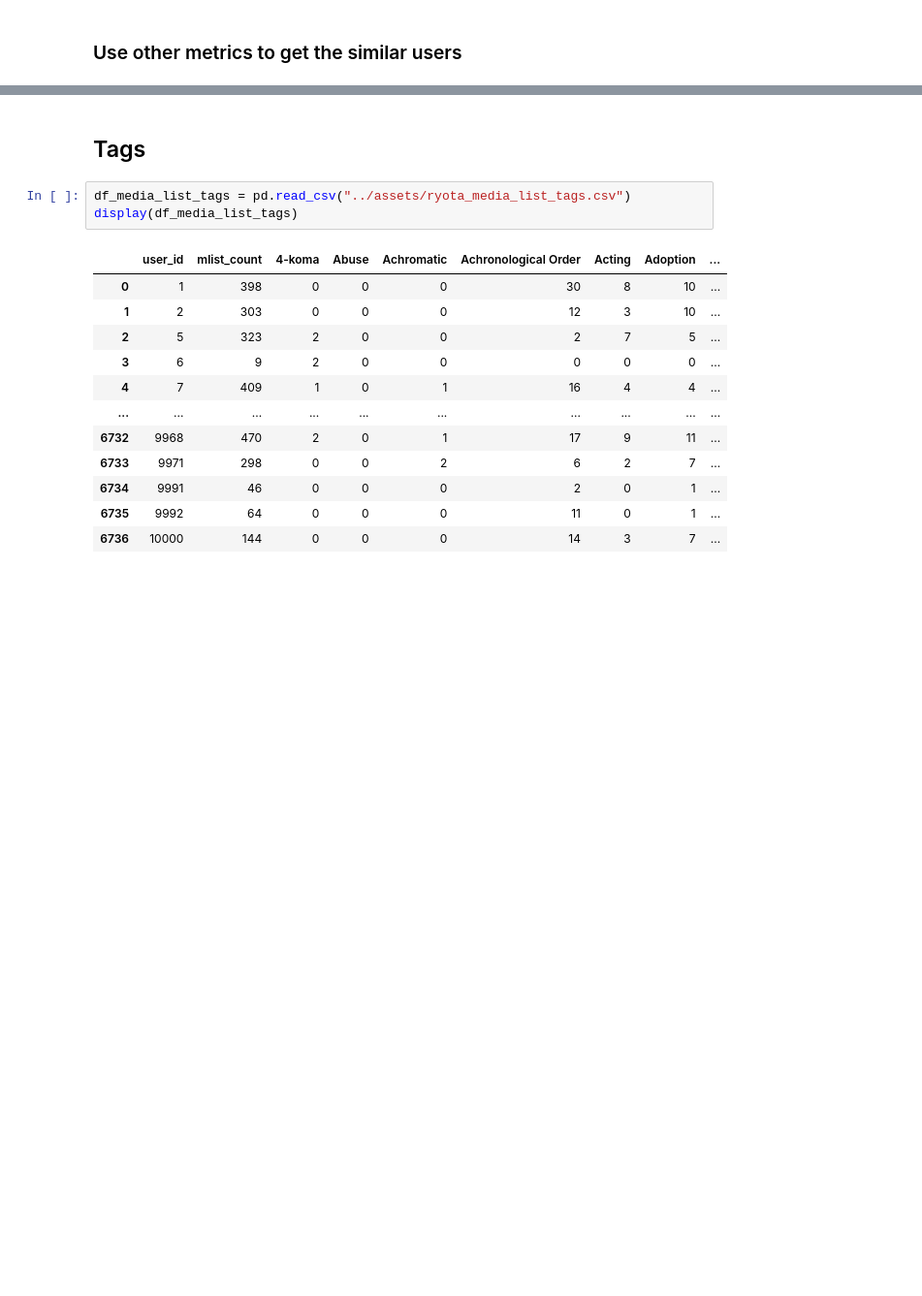
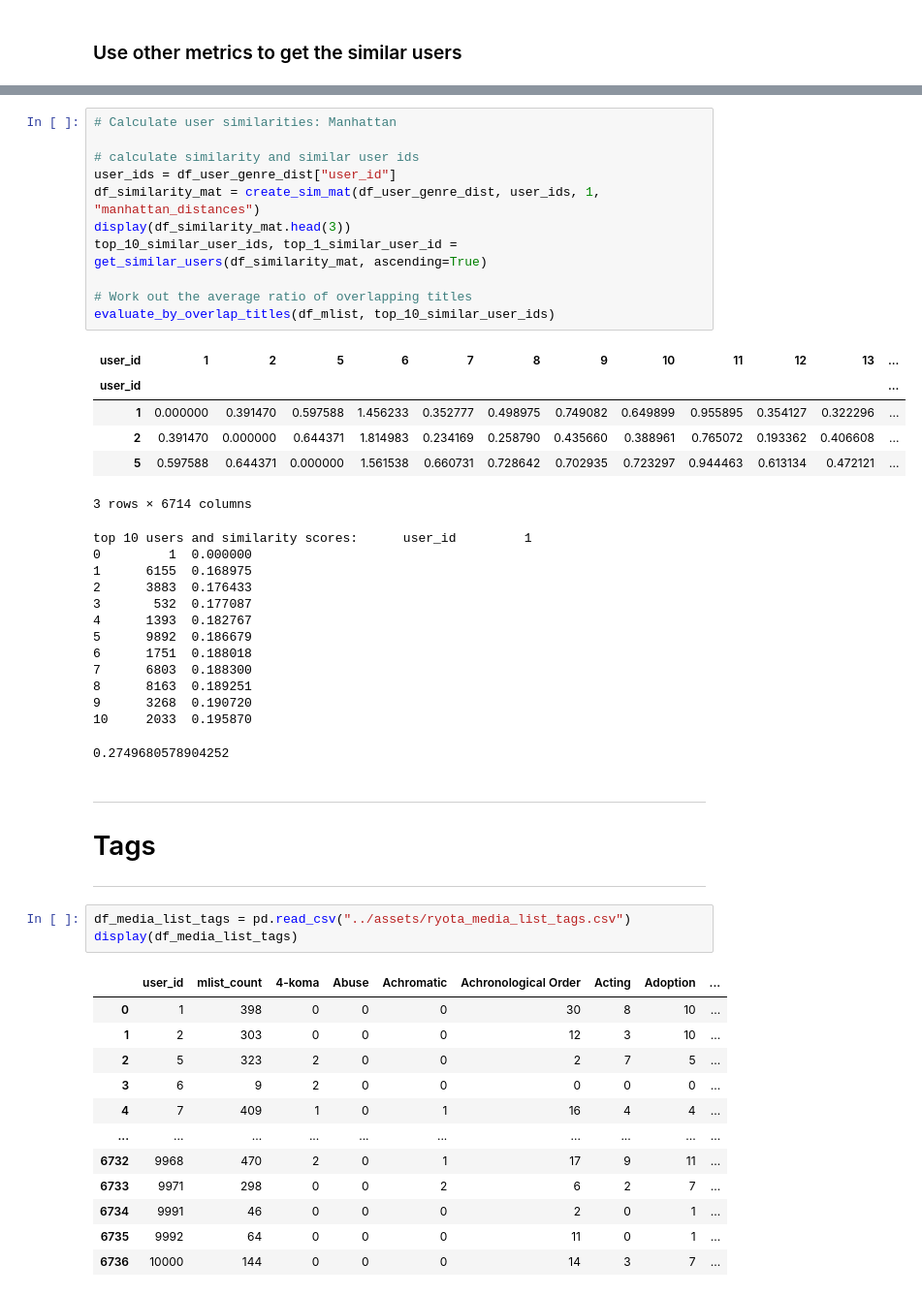
Before and after one commit to doyoung-umich/pj_otaku, a Jupyter notebook: Ryota/Structural analysis of user data.ipynb, the cells around one changed output, grey strips where cells are left out. Shown at 97% size. Drawn from its saved outputs; the diff is of its cells as text; blank space fills up the shorter version.

```diff
--- a/Ryota/Structural analysis of user data.ipynb
+++ b/Ryota/Structural analysis of user data.ipynb
@@ -524,5 +584,38 @@ c[0].unique()
+# %%
+# Calculate user similarities: Manhattan
+
+# calculate similarity and similar user ids
+user_ids = df_user_genre_dist["user_id"]
+df_similarity_mat = create_sim_mat(df_user_genre_dist, user_ids, 1, "manhattan_distances")
+display(df_similarity_mat.head(3))
+top_10_similar_user_ids, top_1_similar_user_id = get_similar_users(df_similarity_mat, ascending=True)
+
+# Work out the average ratio of overlapping titles
+evaluate_by_overlap_titles(df_mlist, top_10_similar_user_ids)
+# %% [output]
+| user_id | 1 | 2 | 5 | 6 | 7 | 8 | 9 | 10 | 11 | 12 | 13 | ... |
+| user_id |  |  |  |  |  |  |  |  |  |  |  | ... |
+| 1 | 0.000000 | 0.391470 | 0.597588 | 1.456233 | 0.352777 | 0.498975 | 0.749082 | 0.649899 | 0.955895 | 0.354127 | 0.322296 | ... |
+| 2 | 0.391470 | 0.000000 | 0.644371 | 1.814983 | 0.234169 | 0.258790 | 0.435660 | 0.388961 | 0.765072 | 0.193362 | 0.406608 | ... |
+| 5 | 0.597588 | 0.644371 | 0.000000 | 1.561538 | 0.660731 | 0.728642 | 0.702935 | 0.723297 | 0.944463 | 0.613134 | 0.472121 | ... |
+3 rows × 6714 columns
+top 10 users and similarity scores:      user_id         1
+0         1  0.000000
+1      6155  0.168975
+2      3883  0.176433
+3       532  0.177087
+4      1393  0.182767
+5      9892  0.186679
+6      1751  0.188018
+7      6803  0.188300
+8      8163  0.189251
+9      3268  0.190720
+10     2033  0.195870
+0.2749680578904252
 # %% [markdown]
-## Tags
+---
+# Tags
+---
 # %%
 df_media_list_tags = pd.read_csv("../assets/ryota_media_list_tags.csv")
 display(df_media_list_tags)
```
Also changed, not shown: parts of 21 cells of this notebook.
